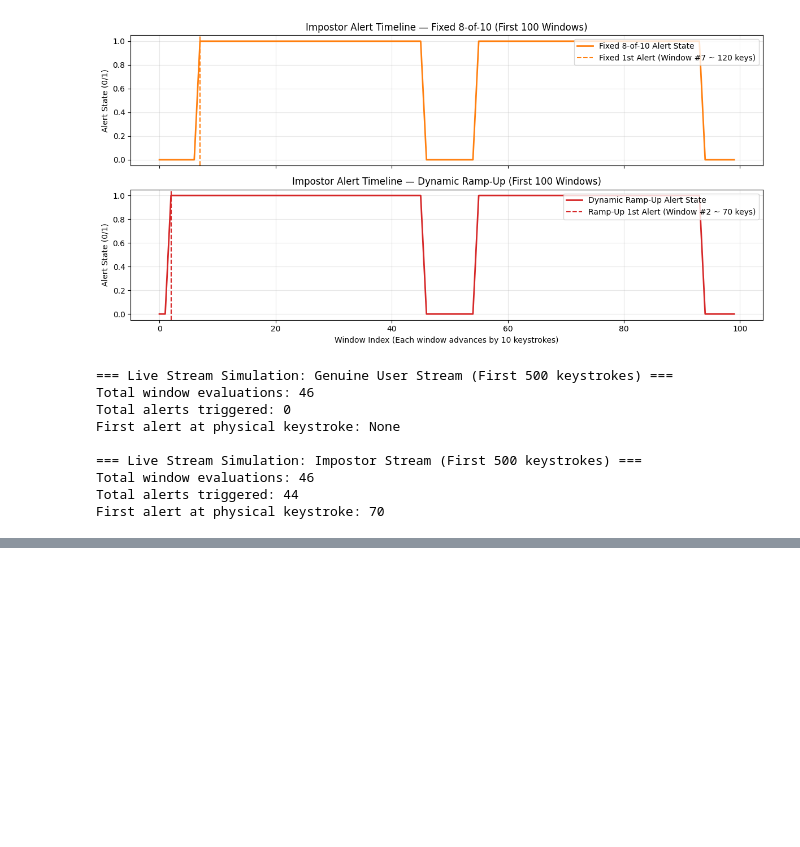
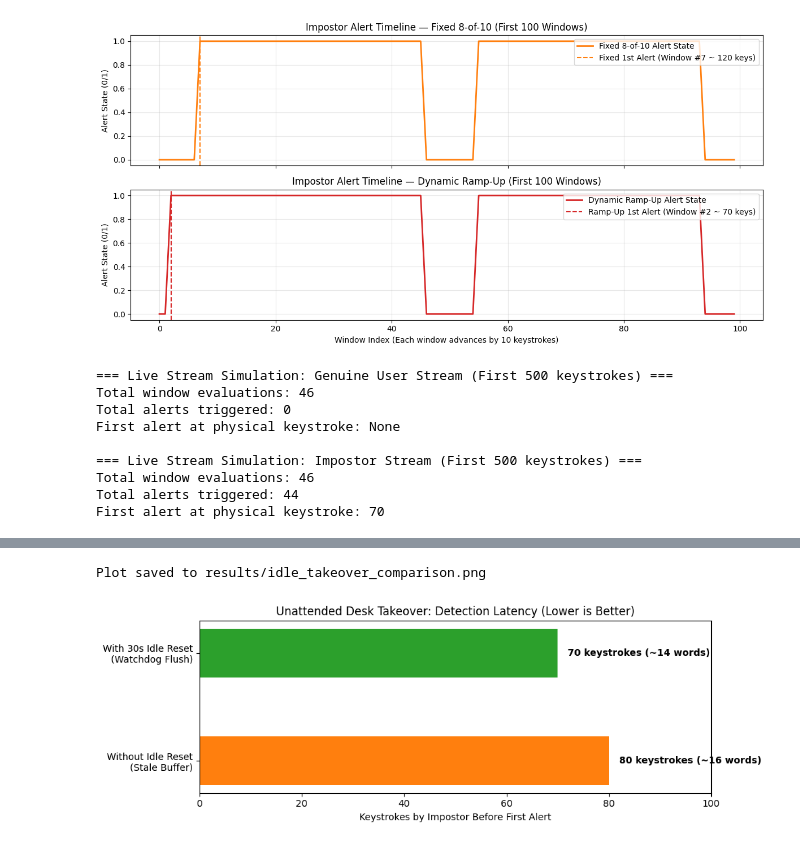
Before and after one commit to lemoniskartikeya/keystroke-continuous-auth, a Jupyter notebook: notebooks/05_real_time_simulation.ipynb, the cells around one changed output, grey strips where cells are left out. Drawn from its saved outputs; the diff is of its cells as text; code cells hidden in the pictures; blank space fills up the shorter version.

```diff
--- a/notebooks/05_real_time_simulation.ipynb
+++ b/notebooks/05_real_time_simulation.ipynb
@@ -256,0 +352,25 @@ First alert at physical keystroke: 70
+# %%
+# Visualize Takeover Detection Latency
+fig, ax = plt.subplots(figsize=(10, 3.5))
+labels = ["Without Idle Reset\n(Stale Buffer)", "With 30s Idle Reset\n(Watchdog Flush)"]
+keys_to_alert = [takeover_no_reset["first_alert"], takeover_with_reset["first_alert"]]
+colors = ["tab:orange", "tab:green"]
+
+bars = ax.barh(labels, keys_to_alert, color=colors, height=0.45)
+ax.set_xlabel("Keystrokes by Impostor Before First Alert")
+ax.set_title("Unattended Desk Takeover: Detection Latency (Lower is Better)")
+ax.set_xlim(0, 100)
+
+for bar, val in zip(bars, keys_to_alert):
+    ax.text(val + 2, bar.get_y() + bar.get_height()/2, f"{val} keystrokes (~{val//5} words)",
+            va="center", fontweight="bold")
+
+plt.tight_layout()
+os.makedirs("../results", exist_ok=True)
+plt.savefig("../results/idle_takeover_comparison.png", dpi=150)
+plt.show()
+
+print("Plot saved to results/idle_takeover_comparison.png")
+# %% [output]
+Plot saved to results/idle_takeover_comparison.png
+[figure, added]
```
Also changed, not shown: parts of 2 cells of this notebook, 1 other file.
